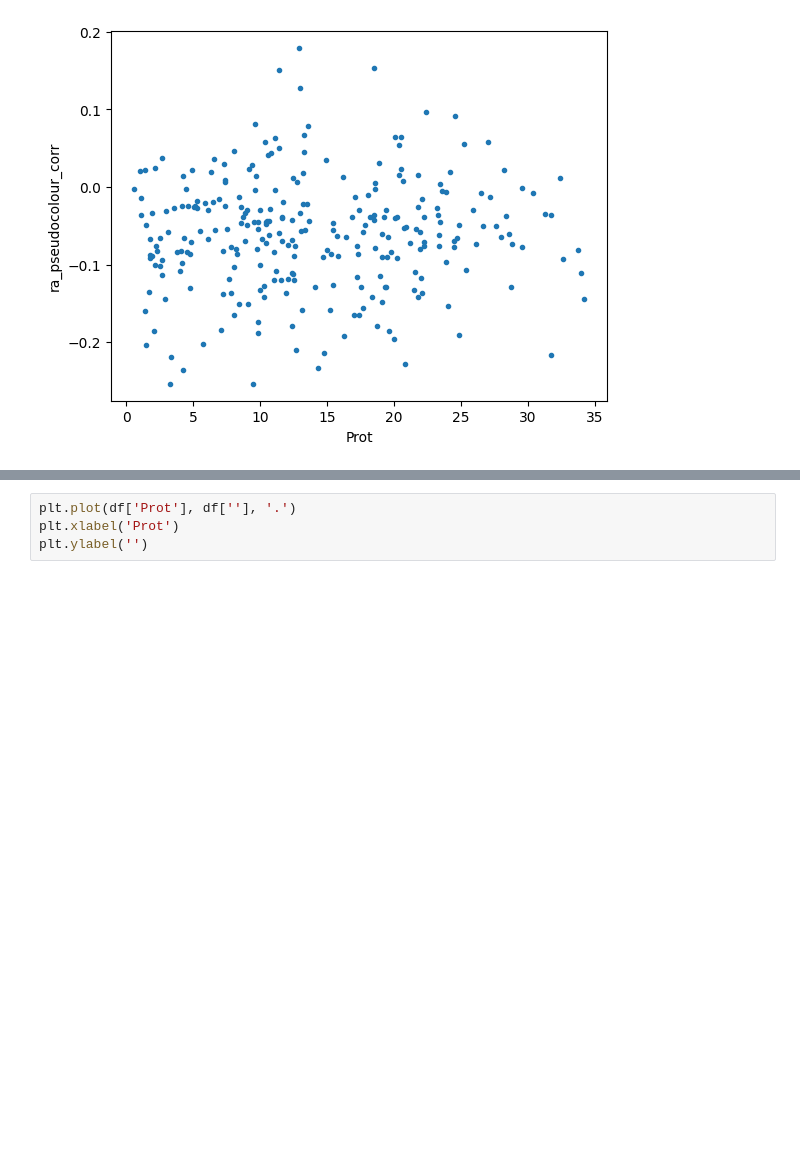
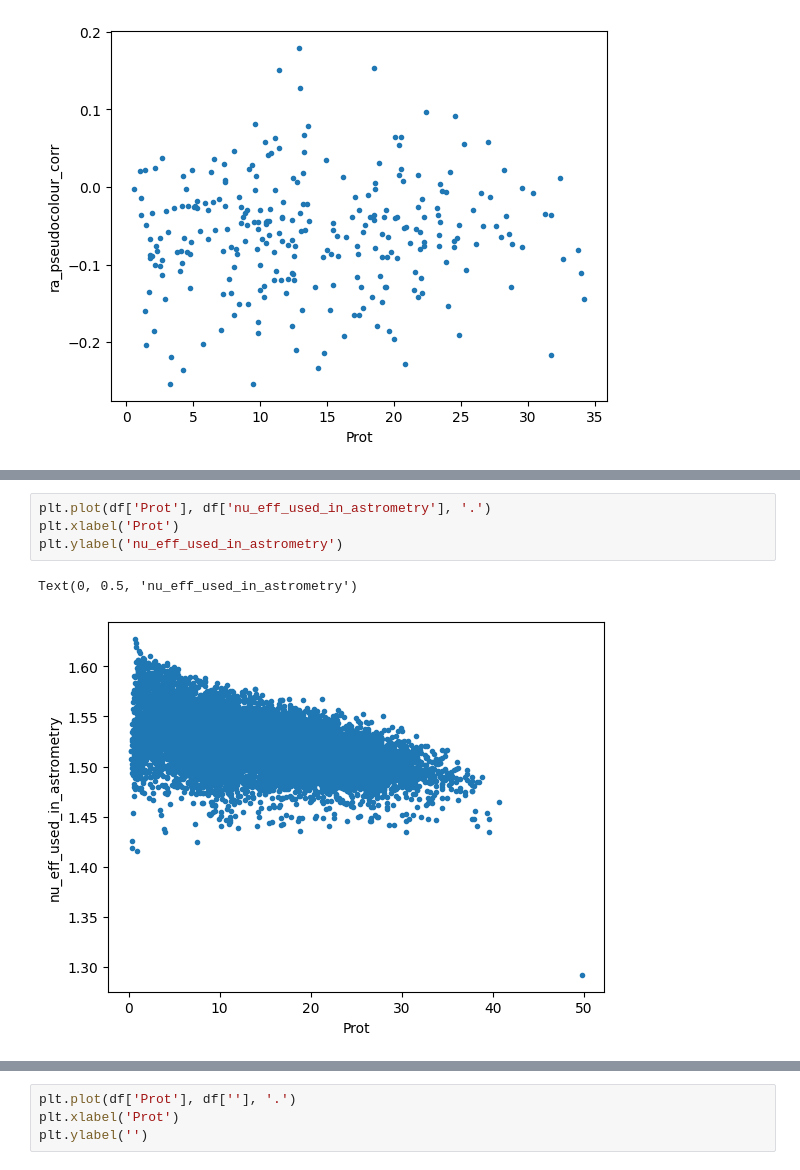
Before and after one commit to Jadesola3/SRMP, a Jupyter notebook: star_rotation_official.ipynb, the cells around one changed output, grey strips where cells are left out. Cells and saved outputs as stored; diff of their text form; blank space fills up the shorter version.

```diff
--- a/star_rotation_official.ipynb
+++ b/star_rotation_official.ipynb
@@ -333,0 +352,7 @@ plt.ylabel('pmra_pseudocolour_corr')
+# %%
+plt.plot(df['Prot'], df['nu_eff_used_in_astrometry'], '.')
+plt.xlabel('Prot')
+plt.ylabel('nu_eff_used_in_astrometry')
+# %% [output]
+Text(0, 0.5, 'nu_eff_used_in_astrometry')
+[figure, added]
```
Also changed, not shown: parts of 51 cells of this notebook.
